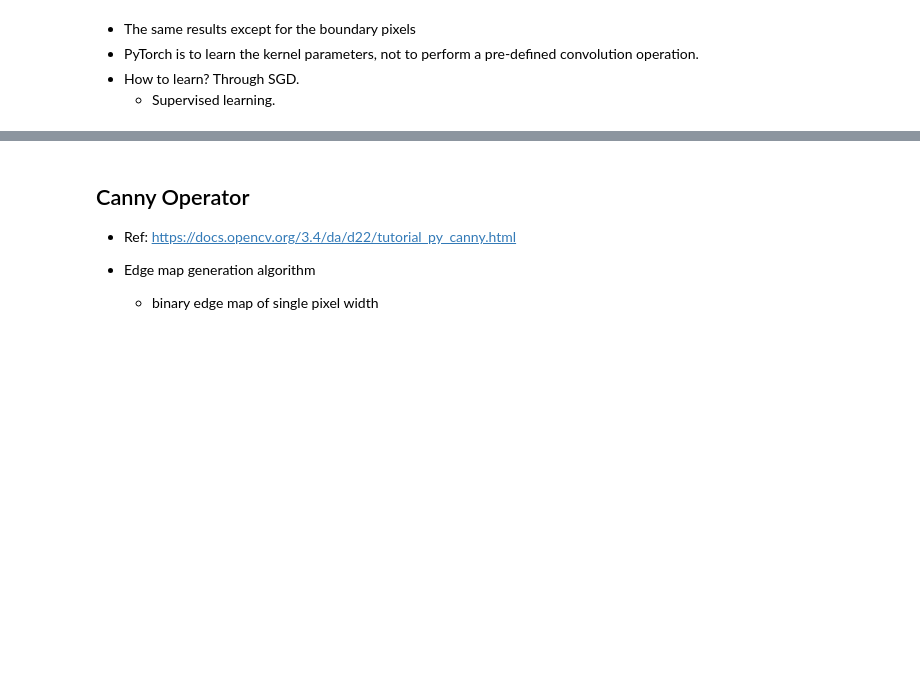
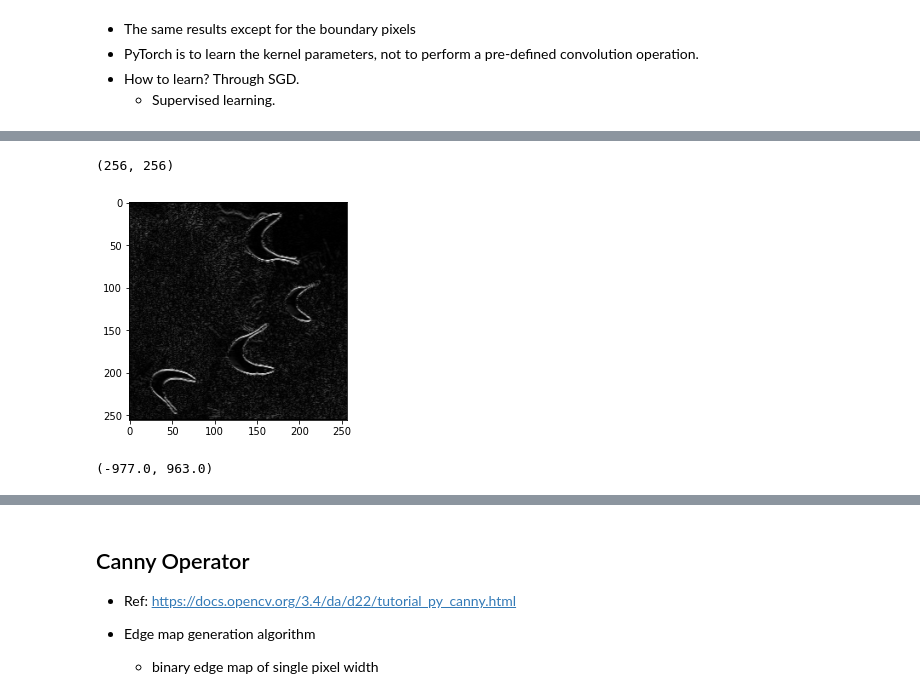
Before and after one commit to yongduek/GKSG008, a Jupyter notebook: d2l-en/pytorch/chapter_convolutional-neural-networks/intro_convolution.ipynb, the cells around one changed output, grey strips where cells are left out. Cells and saved outputs as stored; diff of their text form; code cells hidden in the pictures; blank space fills up the shorter version.

```diff
--- a/d2l-en/pytorch/chapter_convolutional-neural-networks/intro_convolution.ipynb
+++ b/d2l-en/pytorch/chapter_convolutional-neural-networks/intro_convolution.ipynb
@@ -133,0 +153,14 @@ plt.imshow(diff); #, cmap='gray');
+# %%
+kernel_y = np.array([ [-1, -2, -1], [0, 0, 0], [1, 2, 1]], dtype=np.float32)
+grad_y = cv2.filter2D(im, -1, kernel_y,)  # applies conv2d to each channel & combine
+print(grad_y.shape)
+gabsy = np.abs(grad_y)
+gabsy = gabsy / gabsy.max()
+plt.imshow(gabsy, cmap='gray');
+# %% [output]
+(256, 256)
+[figure, added]
+# %%
+grad_y.min(), grad_y.max()+1
+# %% [output]
+(-977.0, 963.0)
```
Also changed, not shown: parts of 22 cells of this notebook.
